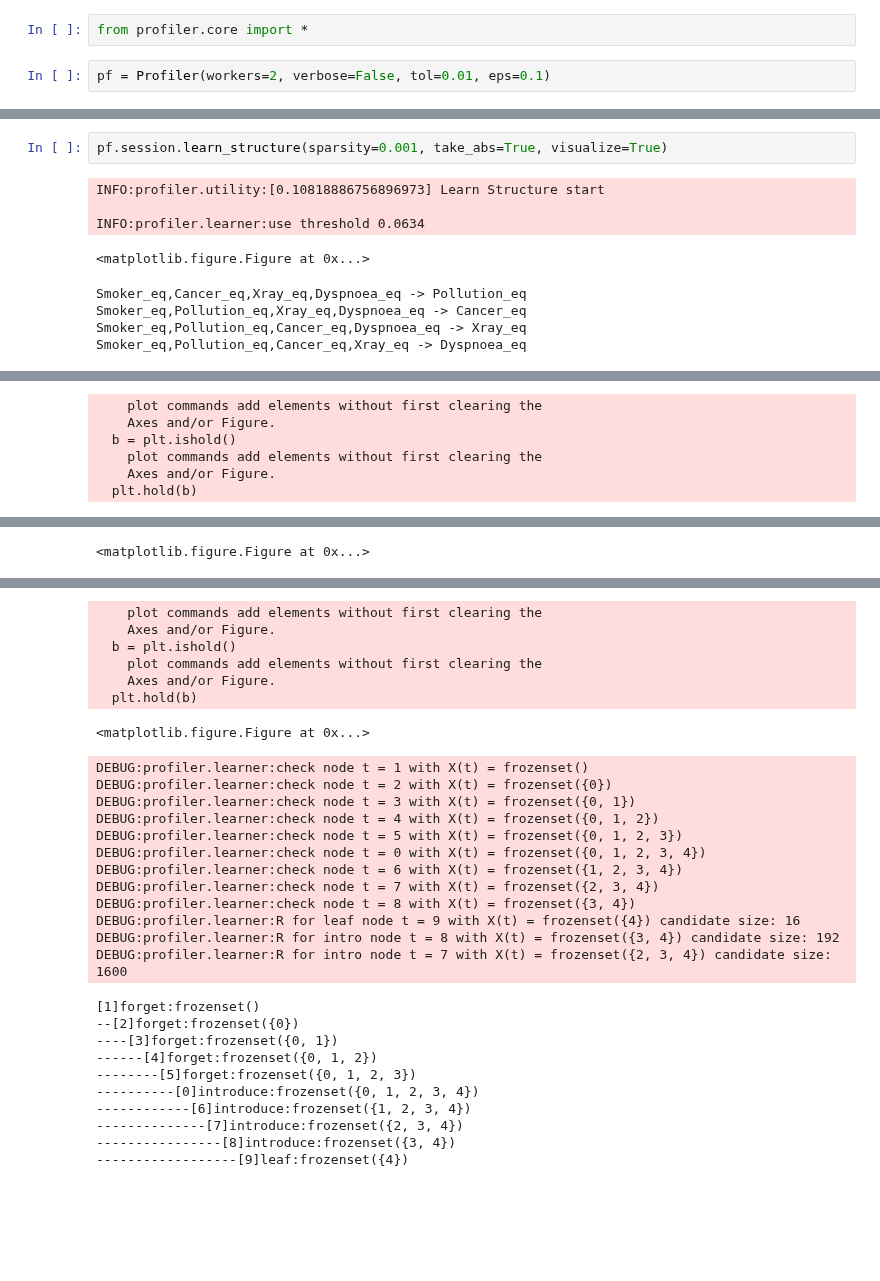
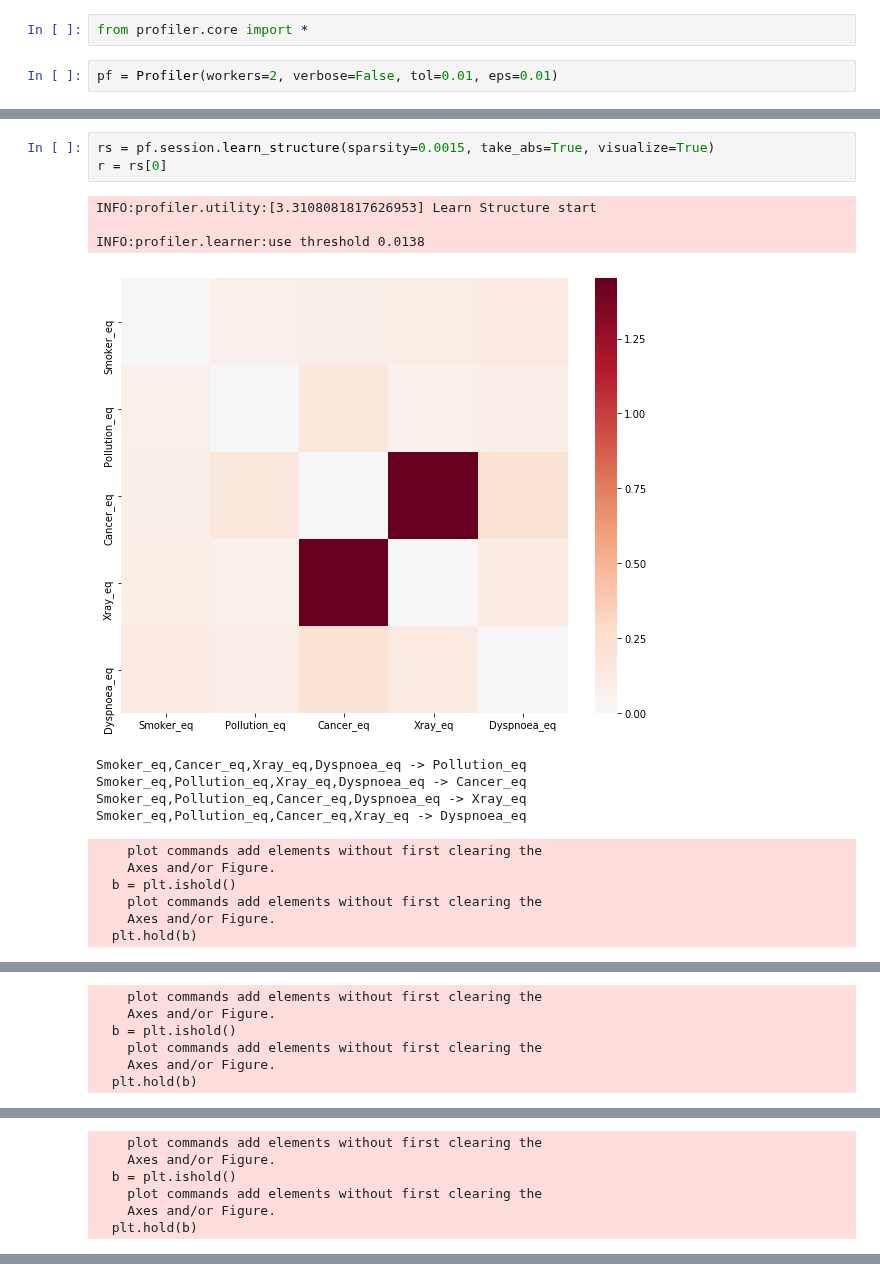
Before and after one commit to sis-ethz/Profiler-Public, a Jupyter notebook: tutorials/test.ipynb, the cells around one changed output, grey strips where cells are left out. Saved outputs shown, nothing was run; the diff lists cells and outputs as text; blank space fills up the shorter version.

Commit message:
cancer

```diff
--- a/tutorials/test.ipynb
+++ b/tutorials/test.ipynb
@@ -31,7 +21,7 @@ data = inference.forward_sample(size=10000, return_type='dataframe')
 # %%
 from profiler.core import *
 # %%
-pf = Profiler(workers=2, verbose=False, tol=0.01, eps=0.1)
+pf = Profiler(workers=2, verbose=False, tol=0.01, eps=0.01)
 # %%
 #pf.session.load_data(name='flights', src='file', fpath='/Users/zhihan/Documents/bart/data/clean_data/flights.csv', embedtxt=False)
 #pf.session.load_data(name='hospital', src='file', fpath='data/hospital.csv', embedtxt=True)
@@ -65,11 +55,18 @@ INFO:profiler.utility:[0.10208773612976074] Create Training Data execution time:
 # %%
-pf.session.learn_structure(sparsity=0.001, take_abs=True, visualize=True)
+rs = pf.session.learn_structure(sparsity=0.0015, take_abs=True, visualize=True)
+r = rs[0]
 # %% [output]
-INFO:profiler.utility:[0.10818886756896973] Learn Structure start
+INFO:profiler.utility:[3.3108081817626953] Learn Structure start
 
-INFO:profiler.learner:use threshold 0.0634
+INFO:profiler.learner:use threshold 0.0138
+[figure, added]
-<matplotlib.figure.Figure at 0x...>
+Smoker_eq,Cancer_eq,Xray_eq,Dyspnoea_eq -> Pollution_eq
+Smoker_eq,Pollution_eq,Xray_eq,Dyspnoea_eq -> Cancer_eq
+Smoker_eq,Pollution_eq,Cancer_eq,Dyspnoea_eq -> Xray_eq
+Smoker_eq,Pollution_eq,Cancer_eq,Xray_eq -> Dyspnoea_eq
-Smoker_eq,Cancer_eq,Xray_eq,Dyspnoea_eq -> Pollution_eq
-Smoker_eq,Pollution_eq,Xray_eq,Dyspnoea_eq -> Cancer_eq
-Smoker_eq,Pollution_eq,Cancer_eq,Dyspnoea_eq -> Xray_eq
-Smoker_eq,Pollution_eq,Cancer_eq,Xray_eq -> Dyspnoea_eq
+    plot commands add elements without first clearing the
+    Axes and/or Figure.
+  b = plt.ishold()
+    plot commands add elements without first clearing the
+    Axes and/or Figure.
+  plt.hold(b)
@@ -82 +81,6 @@ Smoker_eq,Pollution_eq,Cancer_eq,Xray_eq -> Dyspnoea_eq
-<matplotlib.figure.Figure at 0x...>
+    plot commands add elements without first clearing the
+    Axes and/or Figure.
+  b = plt.ishold()
+    plot commands add elements without first clearing the
+    Axes and/or Figure.
+  plt.hold(b)
@@ -97,29 +124,0 @@ Smoker_eq,Pollution_eq,Cancer_eq,Xray_eq -> Dyspnoea_eq
-    plot commands add elements without first clearing the
-    Axes and/or Figure.
-  b = plt.ishold()
-    plot commands add elements without first clearing the
-    Axes and/or Figure.
-  plt.hold(b)
-<matplotlib.figure.Figure at 0x...>
-DEBUG:profiler.learner:check node t = 1 with X(t) = frozenset()
-DEBUG:profiler.learner:check node t = 2 with X(t) = frozenset({0})
-DEBUG:profiler.learner:check node t = 3 with X(t) = frozenset({0, 1})
-DEBUG:profiler.learner:check node t = 4 with X(t) = frozenset({0, 1, 2})
-DEBUG:profiler.learner:check node t = 5 with X(t) = frozenset({0, 1, 2, 3})
-DEBUG:profiler.learner:check node t = 0 with X(t) = frozenset({0, 1, 2, 3, 4})
-DEBUG:profiler.learner:check node t = 6 with X(t) = frozenset({1, 2, 3, 4})
-DEBUG:profiler.learner:check node t = 7 with X(t) = frozenset({2, 3, 4})
-DEBUG:profiler.learner:check node t = 8 with X(t) = frozenset({3, 4})
-DEBUG:profiler.learner:R for leaf node t = 9 with X(t) = frozenset({4}) candidate size: 16
-DEBUG:profiler.learner:R for intro node t = 8 with X(t) = frozenset({3, 4}) candidate size: 192
-DEBUG:profiler.learner:R for intro node t = 7 with X(t) = frozenset({2, 3, 4}) candidate size: 1600
-[1]forget:frozenset()
---[2]forget:frozenset({0})
-----[3]forget:frozenset({0, 1})
-------[4]forget:frozenset({0, 1, 2})
---------[5]forget:frozenset({0, 1, 2, 3})
-----------[0]introduce:frozenset({0, 1, 2, 3, 4})
-------------[6]introduce:frozenset({1, 2, 3, 4})
---------------[7]introduce:frozenset({2, 3, 4})
-----------------[8]introduce:frozenset({3, 4})
-------------------[9]leaf:frozenset({4})
```
Also changed, not shown: parts of 10 cells of this notebook, 3 other files.
